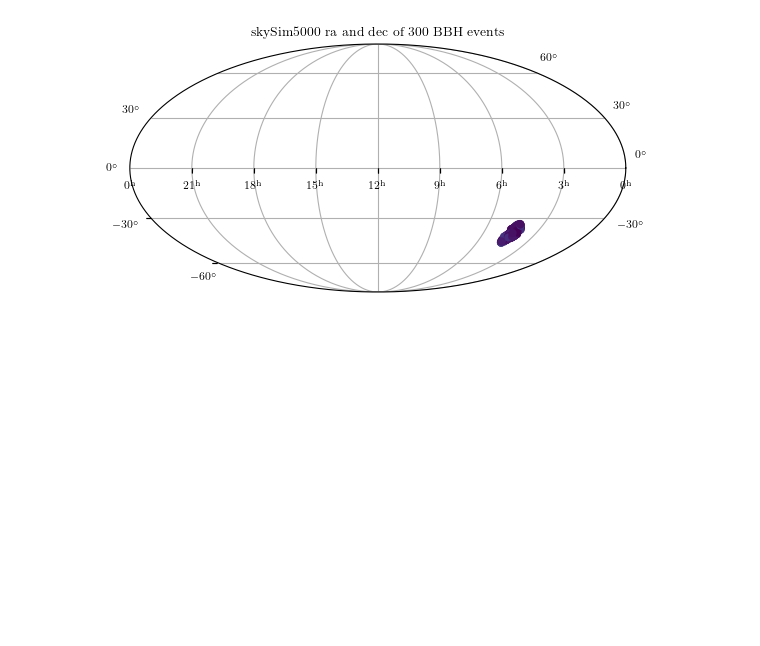
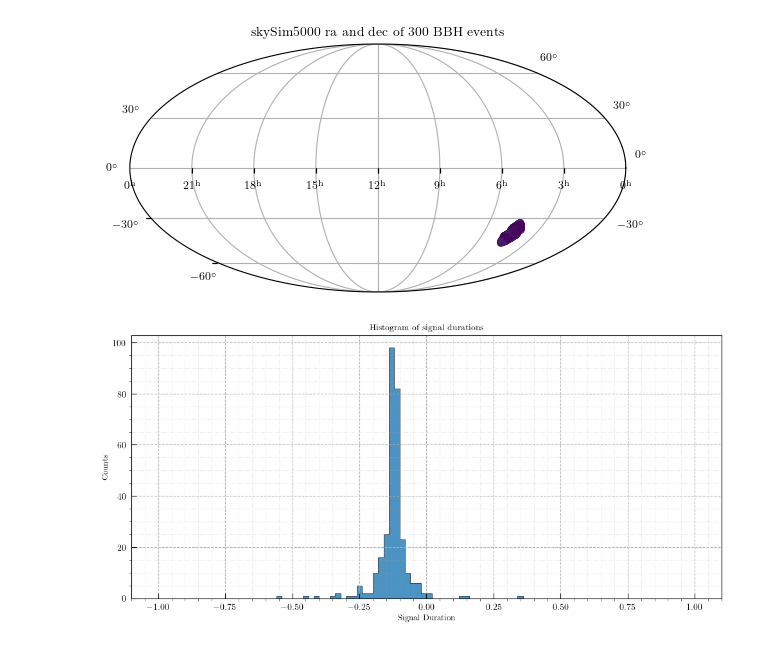
Before and after one commit to LSSTDESC/gwStreetlights, a Jupyter notebook: CBCCats/Selecting catalogs.ipynb, the cells around one changed output. Cells and saved outputs as stored; diff of their text form; code cells hidden in the pictures; blank space fills up the shorter version.

```diff
--- a/CBCCats/Selecting catalogs.ipynb
+++ b/CBCCats/Selecting catalogs.ipynb
@@ -69,6 +70,29 @@ def makeHist(df,binName,binNum,rang,titl):
     ax.grid(ls='-.',which='minor',alpha=0.2)
     plt.tight_layout()
     return ax,fig
+# %%
+def makeHist2(data,label,binNum,rang,titl):
+    fig,ax = plt.subplots(figsize=[10,5])
+
+    ax.hist(data,bins=binNum,range=rang,
+            color='C0',
+        edgecolor='black',
+        linewidth=0.6,
+        alpha=0.8,
+        histtype='stepfilled',
+           label=label)  # Use 'step' for outlined)
+
+    ax.tick_params(axis='both', which='major', labelsize=10, direction='in', length=6)
+    ax.tick_params(axis='both', which='minor', length=3)
+
+    ax.set_xlabel(label)
+    ax.set_title(titl)
+    ax.set_ylabel("Counts")
+    ax.grid(ls='--',which='major')
+    ax.minorticks_on()
+    ax.grid(ls='-.',which='minor',alpha=0.2)
+    plt.tight_layout()
+    return ax,fig
 # %%
 BBHfig,BBHax = makeHist(BBHSubsetDF,"redshiftHubble",100,[0,3],"Number density of BBH's meeting SNR thresholds")
 # %% [output]
@@ -150,5 +170,21 @@ ax.scatter(firstSample["ra"],firstSample["dec"],c=firstSample["Network SNR"],tra
 # %% [output]
 <matplotlib.collections.PathCollection at 0x...>
 [figure]
+# %%
+# Compute the signal duration
+
+def getCompMassesFromChirpAndRatio(chirp,ratio):
+    m1=chirp*(ratio**(3/5) + ratio**(2/5))
+    m2=chirp*(ratio**(-3/5) + ratio**(-2/5))
+    return m1,m2
+# %%
+sigDuration = []
+for chirp,q in zip(firstSample["chirp_mass"],firstSample["mass_ratio"]):
+    m1,m2 = getCompMassesFromChirpAndRatio(chirp,q)
+    sigDuration.append(bb.gw.utils.calculate_time_to_merger(frequency=20, mass_1=m1, mass_2=m2))
+# %%
+ax,fig = makeHist2(sigDuration,"Signal Duration",100,(np.min(np.floor(sigDuration)),np.max(np.ceil(sigDuration))),"Histogram of signal durations")
+# %% [output]
+[figure, added]
 # %%
 firstSample.to_csv(os.path.join(os.getcwd(),outPath,"BBH_Batch0.csv"),index=False)
```
Also changed, not shown: parts of 7 cells of this notebook, 1 other file.
